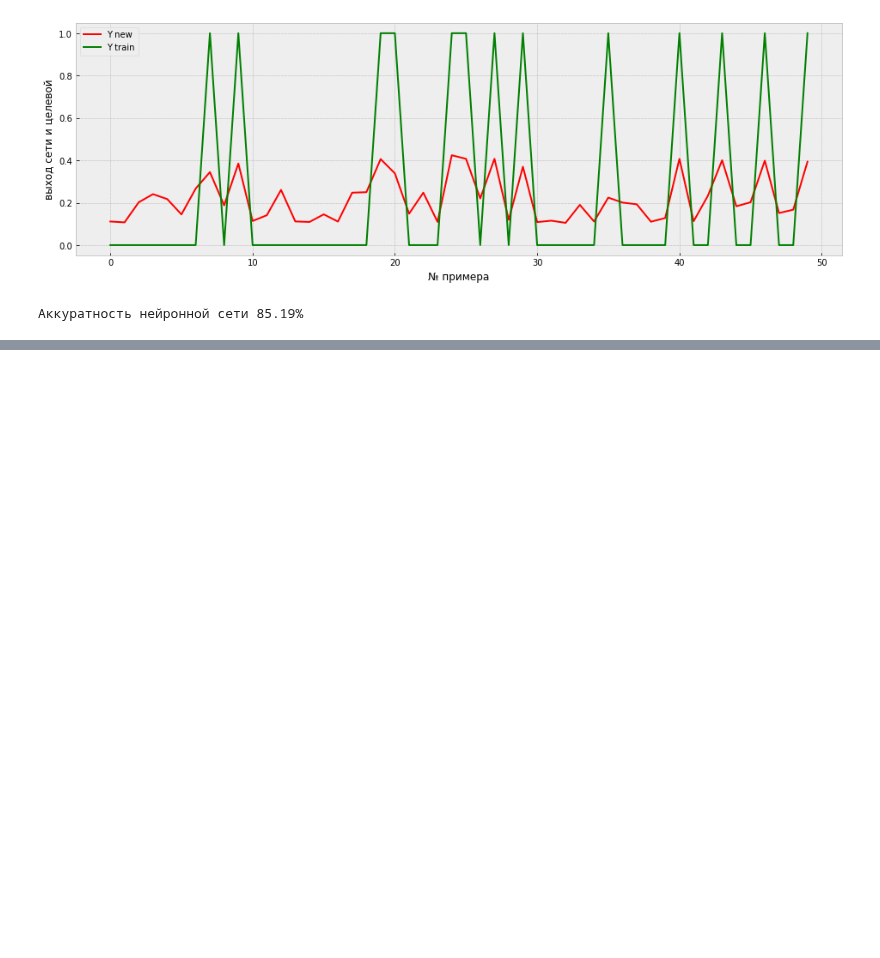
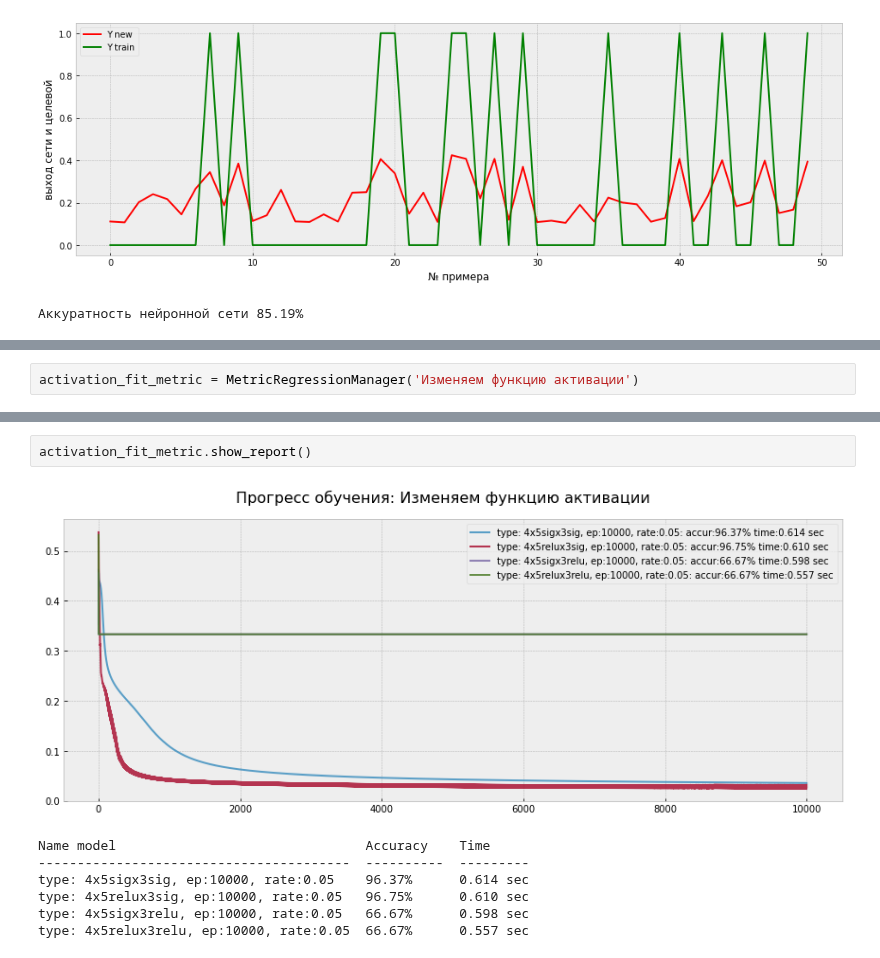
Before and after one commit to PapaCarloSap/AiLessonHomework, a Jupyter notebook: neural_network_intro/hw1/main.ipynb, the cells around one changed output, grey strips where cells are left out. Drawn from its saved outputs; the diff is of its cells as text; blank space fills up the shorter version.

```diff
--- a/neural_network_intro/hw1/main.ipynb
+++ b/neural_network_intro/hw1/main.ipynb
@@ -146,0 +345,2 @@ print("Аккуратность нейронной сети " + str(round(accura
+# %%
+activation_fit_metric = MetricRegressionManager('Изменяем функцию активации')
@@ -146,0 +508,10 @@ print("Аккуратность нейронной сети " + str(round(accura
+# %%
+activation_fit_metric.show_report()
+# %% [output]
+[figure, added]
+Name model                                Accuracy    Time
+----------------------------------------  ----------  ---------
+type: 4x5sigx3sig, ep:10000, rate:0.05    96.37%      0.614 sec
+type: 4x5relux3sig, ep:10000, rate:0.05   96.75%      0.610 sec
+type: 4x5sigx3relu, ep:10000, rate:0.05   66.67%      0.598 sec
+type: 4x5relux3relu, ep:10000, rate:0.05  66.67%      0.557 sec
```
Also changed, not shown: parts of 41 cells of this notebook, 6 other files.
